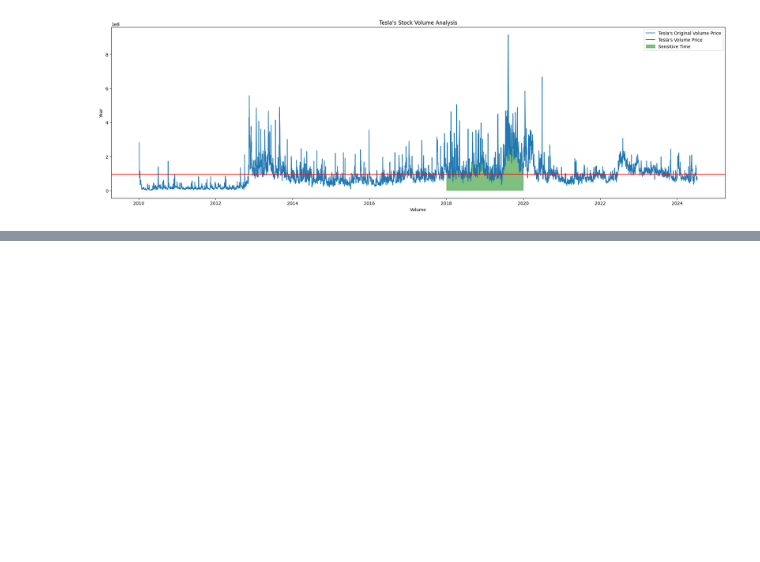
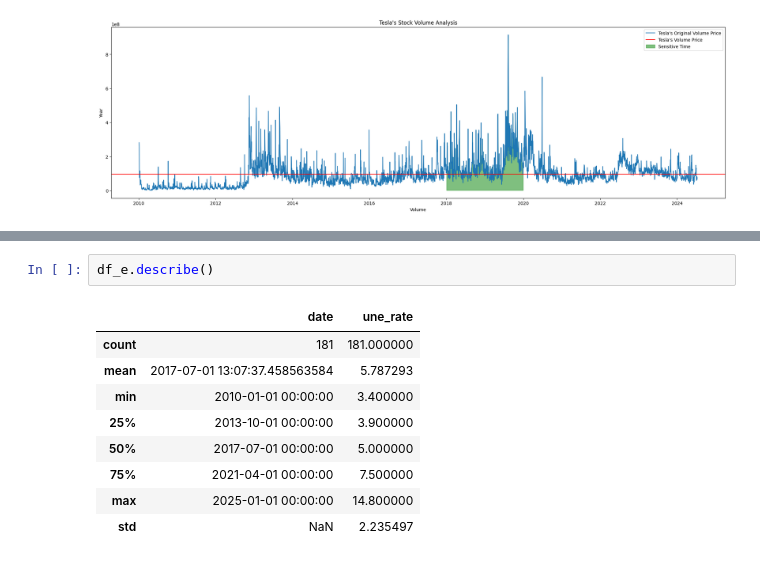
Before and after one commit to tanmaykumarchaki/AI-Driven-Market-Transformation-Analytics, a Jupyter notebook: ai-market-regime-shift-analysis/data_import.ipynb, the cells around one changed output, grey strips where cells are left out. Saved outputs shown, nothing was run; the diff lists cells and outputs as text; blank space fills up the shorter version.

```diff
--- a/ai-market-regime-shift-analysis/data_import.ipynb
+++ b/ai-market-regime-shift-analysis/data_import.ipynb
@@ -399,0 +422,12 @@ plt.legend()
+# %%
+df_e.describe()
+# %% [output]
+|  | date | une_rate |
+| count | 181 | 181.000000 |
+| mean | 2017-07-01 13:07:37.458563584 | 5.787293 |
+| min | 2010-01-01 00:00:00 | 3.400000 |
+| 25% | 2013-10-01 00:00:00 | 3.900000 |
+| 50% | 2017-07-01 00:00:00 | 5.000000 |
+| 75% | 2021-04-01 00:00:00 | 7.500000 |
+| max | 2025-01-01 00:00:00 | 14.800000 |
+| std | NaN | 2.235497 |
```
Also changed, not shown: parts of 1 cell of this notebook.
